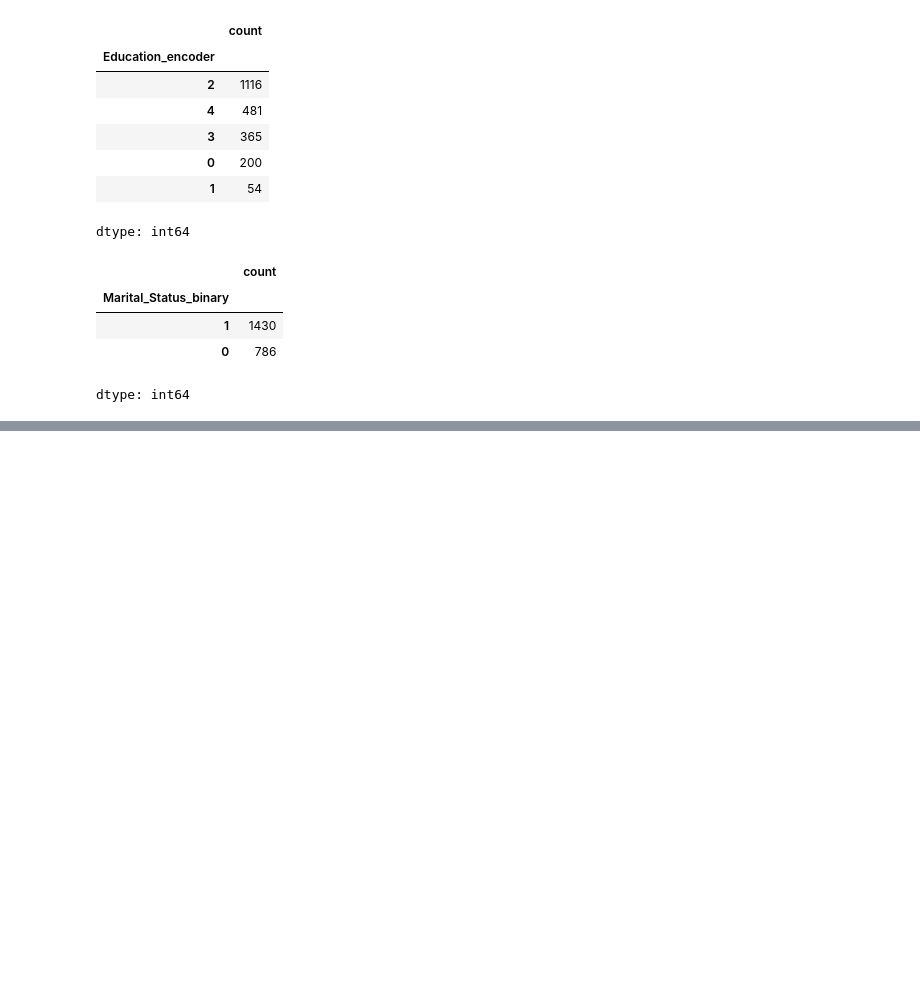
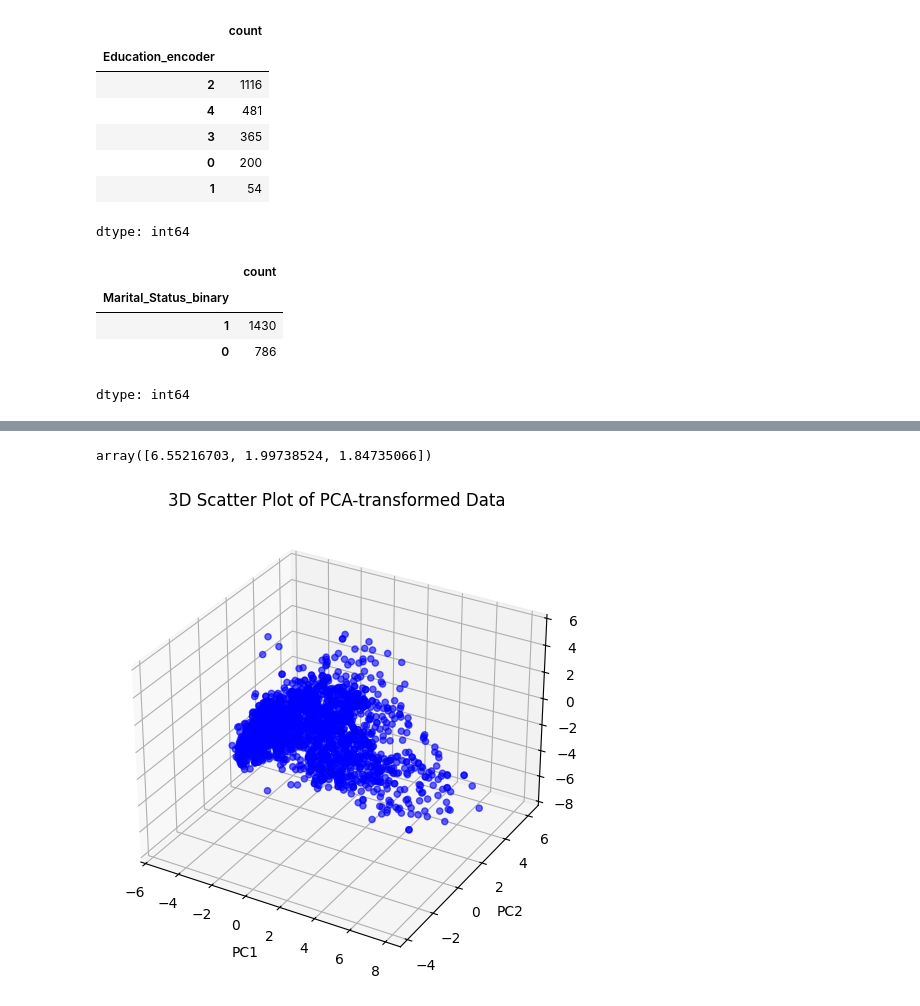
Before and after one commit to Grashch/Data-science, a Jupyter notebook: Clustering_marketing_campaign.ipynb, the cells around one changed output, grey strips where cells are left out. Drawn from its saved outputs; the diff is of its cells as text; code cells hidden in the pictures; blank space fills up the shorter version.

```diff
--- a/Clustering_marketing_campaign.ipynb
+++ b/Clustering_marketing_campaign.ipynb
@@ -88,0 +114,4 @@ dtype: int64
+# %%
+scailer = StandardScaler()
+standart_data = scailer.fit_transform(data_for_clustering)
+standart_data
@@ -88,0 +132,34 @@ dtype: int64
+# %%
+pca = PCA(n_components=3)
+data_pca = pca.fit_transform(standart_data)
+# %%
+pca.explained_variance_
+# %% [output]
+array([6.55216703, 1.99738524, 1.84735066])
+# %%
+# Создание 3D-графика
+fig = plt.figure(figsize=(8, 6))
+ax = fig.add_subplot(111, projection='3d')  # Указываем 3D-проекцию
+
+# Построение точек
+scatter = ax.scatter3D(
+    data_pca[:, 0],    # Первый компонент (ось X)
+    data_pca[:, 1],    # Второй компонент (ось Y)
+    data_pca[:, 2],    # Третий компонент (ось Z)
+    c='blue',          # Цвет точек
+    marker='o',        # Форма маркера
+    alpha=0.6         # Прозрачность (опционально)
+)
+
+# Подписи осей
+ax.set_xlabel('PC1')
+ax.set_ylabel('PC2')
+ax.set_zlabel('PC3')
+
+# Заголовок
+plt.title('3D Scatter Plot of PCA-transformed Data')
+
+# Отображение графика
+plt.show()
+# %% [output]
+[figure, added]
```
Also changed, not shown: parts of 11 cells of this notebook.
